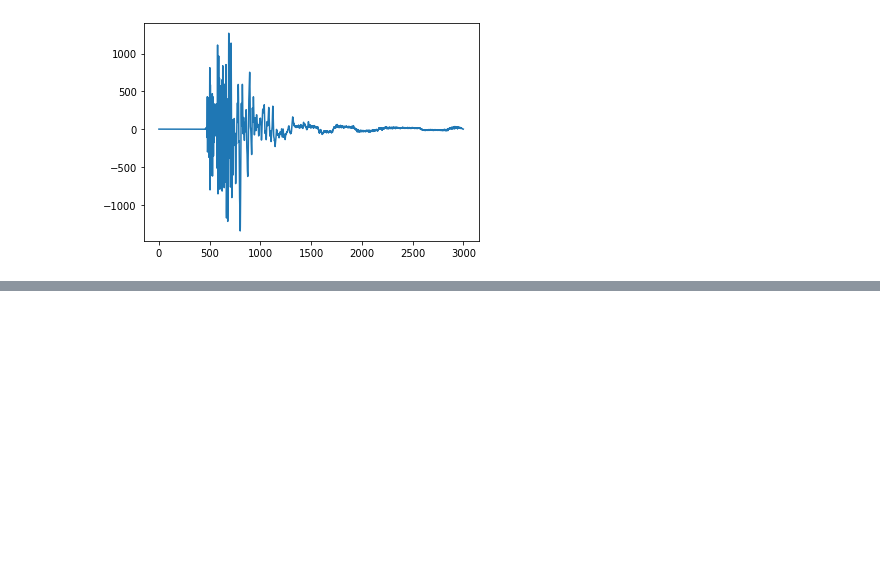
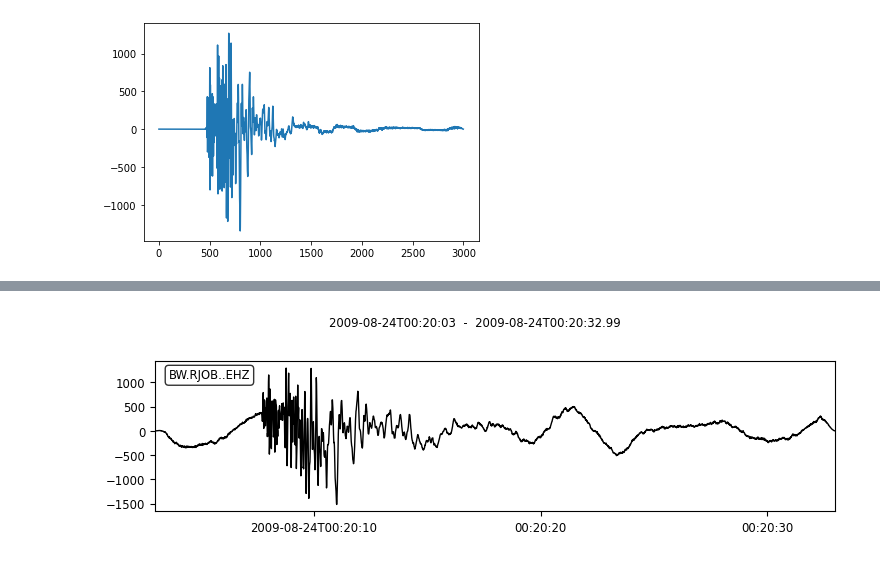
Before and after one commit to seisbench/seisbench, a Jupyter notebook: contrib/model_conversion/deepdenoiser_conversion.ipynb, the cells around one changed output, grey strips where cells are left out. Drawn from its saved outputs; the diff is of its cells as text; code cells hidden in the pictures; blank space fills up the shorter version.

```diff
--- a/contrib/model_conversion/deepdenoiser_conversion.ipynb
+++ b/contrib/model_conversion/deepdenoiser_conversion.ipynb
@@ -461,0 +465,4 @@ ax.plot(denoised_data[0, :, 0] + 2000)
+# %%
+stream[:1].plot();
+# %% [output]
+[figure, added]
```
Also changed, not shown: parts of 17 cells of this notebook.
